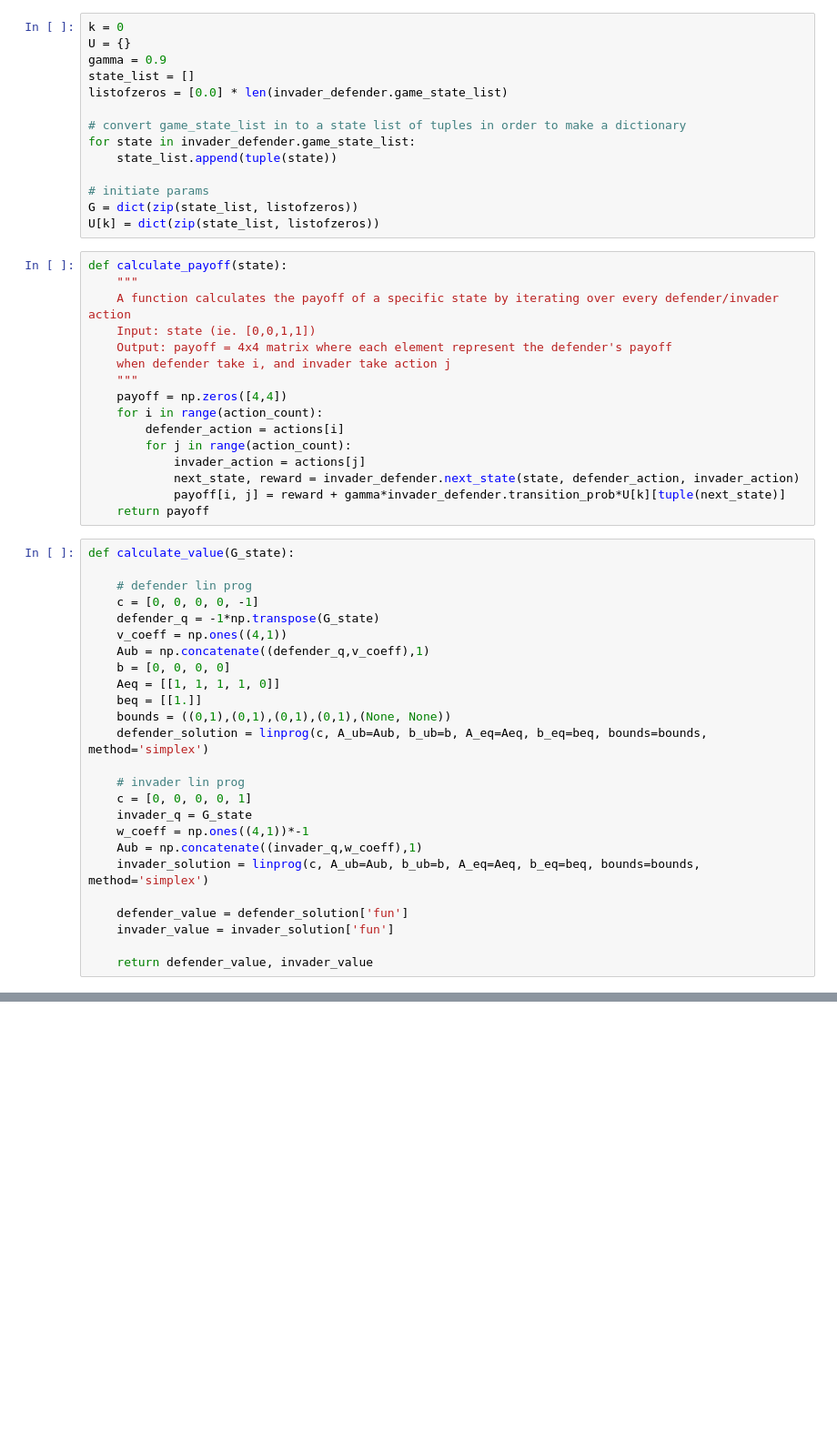
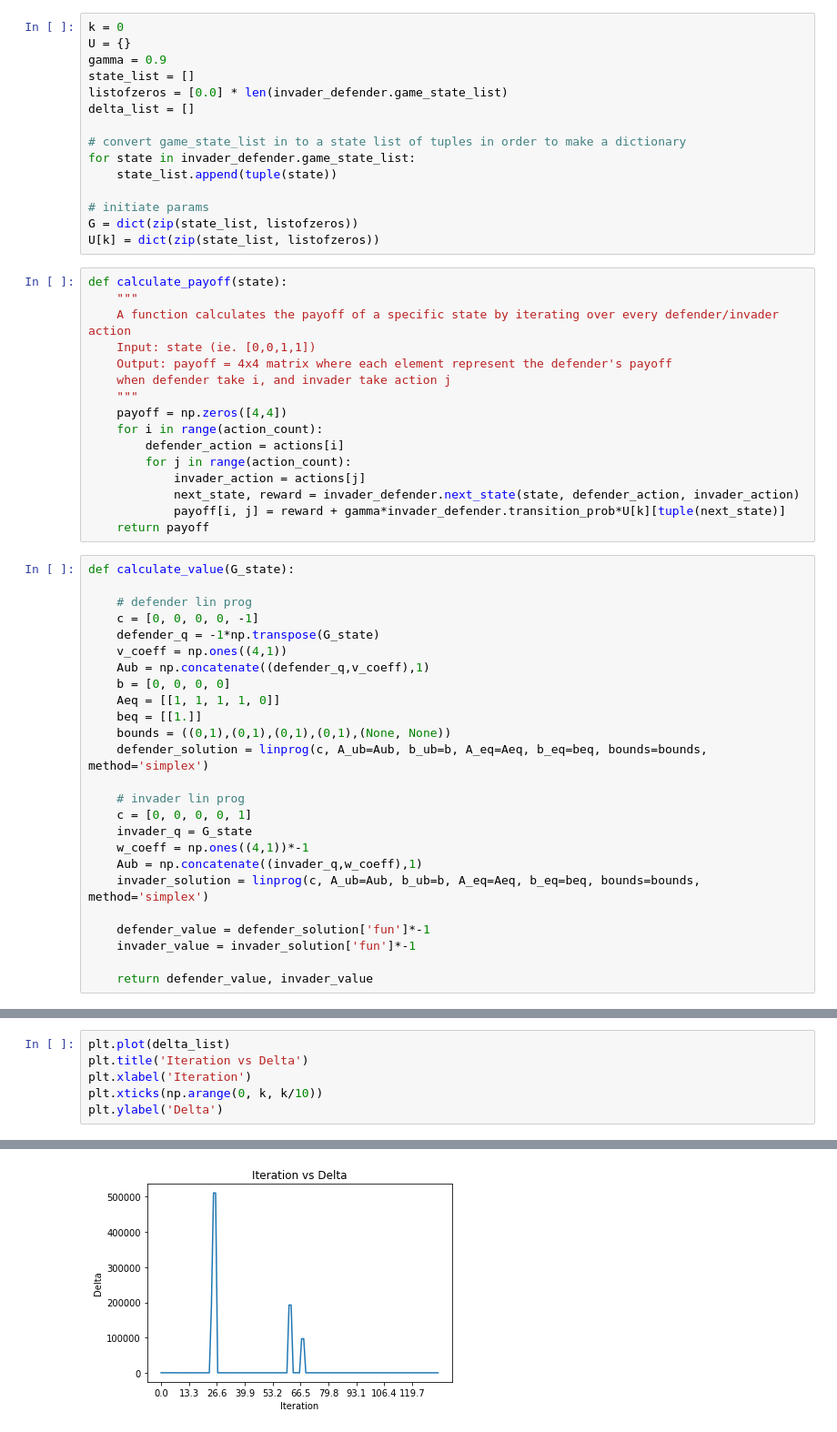
Before and after one commit to aarontan-git/multi_agent_learning, a Jupyter notebook: Notebooks/InvaderDefender.ipynb, the cells around one changed output, grey strips where cells are left out. Shown at 91% size. Drawn from its saved outputs; the diff is of its cells as text; blank space fills up the shorter version.

Commit message:
converged value iteration

```diff
--- a/Notebooks/InvaderDefender.ipynb
+++ b/Notebooks/InvaderDefender.ipynb
@@ -162,6 +163,7 @@ U = {}
 gamma = 0.9
 state_list = []
 listofzeros = [0.0] * len(invader_defender.game_state_list)
+delta_list = []
 
 # convert game_state_list in to a state list of tuples in order to make a dictionary
 for state in invader_defender.game_state_list:
@@ -207,7 +209,7 @@ def calculate_value(G_state):
     Aub = np.concatenate((invader_q,w_coeff),1)
     invader_solution = linprog(c, A_ub=Aub, b_ub=b, A_eq=Aeq, b_eq=beq, bounds=bounds, method='simplex')
 
-    defender_value = defender_solution['fun']
-    invader_value = invader_solution['fun']
+    defender_value = defender_solution['fun']*-1
+    invader_value = invader_solution['fun']*-1
 
     return defender_value, invader_value
@@ -257,0 +306,7 @@ array([[1., 2., 2., 1.],
+# %%
+plt.plot(delta_list)
+plt.title('Iteration vs Delta')
+plt.xlabel('Iteration')
+plt.xticks(np.arange(0, k, k/10))
+plt.ylabel('Delta')
+# %% [output]
@@ -257,0 +314 @@ array([[1., 2., 2., 1.],
+[figure, added]
```
Also changed, not shown: parts of 10 cells of this notebook, 3 other files.
